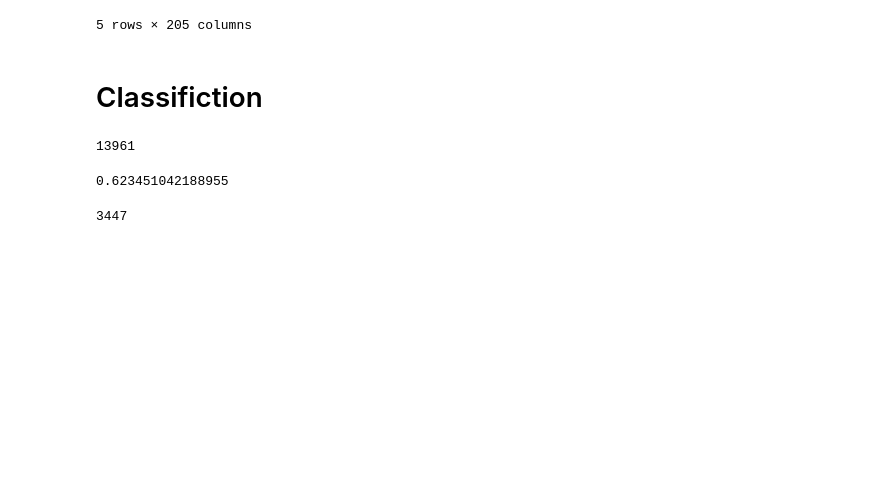
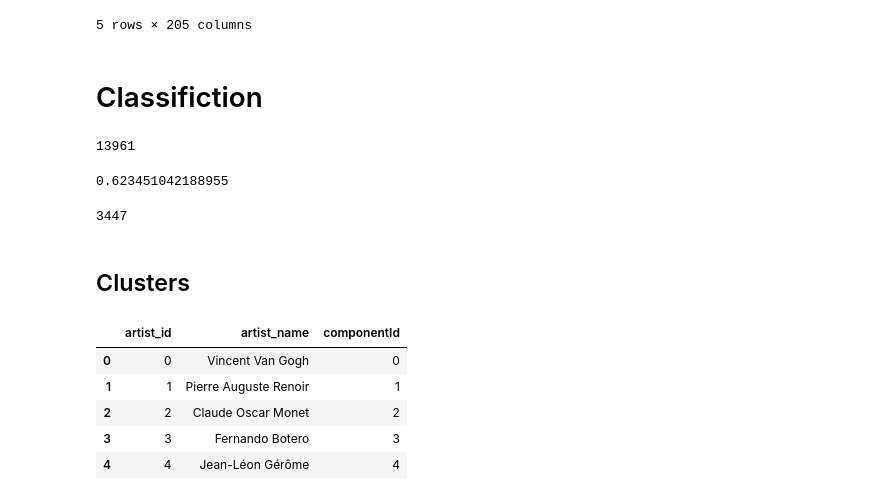
Before and after one commit to StefHerregods/datathon-AI-art, a Jupyter notebook: DataProcessing/1_DataProcessingMerge.ipynb, the cells around one changed output. Saved outputs shown, nothing was run; the diff lists cells and outputs as text; code cells hidden in the pictures; blank space fills up the shorter version.

Commit message:
update final df with cluster_id

```diff
--- a/DataProcessing/1_DataProcessingMerge.ipynb
+++ b/DataProcessing/1_DataProcessingMerge.ipynb
@@ -14,7 +14,8 @@ OutputReal = pd.read_csv("../GAN_Detection/output_real.csv")
 OutputFake = pd.read_csv("../GAN_Detection/output_fake.csv")
 FeaturesFake = pd.read_csv("../Image Features/output/image_features_fake.csv")
 FeaturesReal = pd.read_csv("../Image Features/output/image_features_real.csv")
-Rec = pd.read_csv("../n_relations_recommendations.csv")
+Rec = pd.read_csv("../FilesCSVFormat/n_relations_recommendations.csv")
+Acluster = pd.read_csv("../FilesCSVFormat/artist_cluster_wcc.csv")
 # %%
 Education.head(10)
 # %% [output]
@@ -537,3 +538,15 @@ merged_df.to_csv("new_final_df.csv")
 np.sum(merged_df["AI_Generated"] == 1)
 # %% [output]
 3447
+# %% [markdown]
+## Clusters
+# %%
+
+Acluster.head()
+# %% [output]
+|  | artist_id | artist_name | componentId |
+| 0 | 0 | Vincent Van Gogh | 0 |
+| 1 | 1 | Pierre Auguste Renoir | 1 |
+| 2 | 2 | Claude Oscar Monet | 2 |
+| 3 | 3 | Fernando Botero | 3 |
+| 4 | 4 | Jean-Léon Gérôme | 4 |
```
Also changed, not shown: parts of 5 cells of this notebook, 2 other files.
